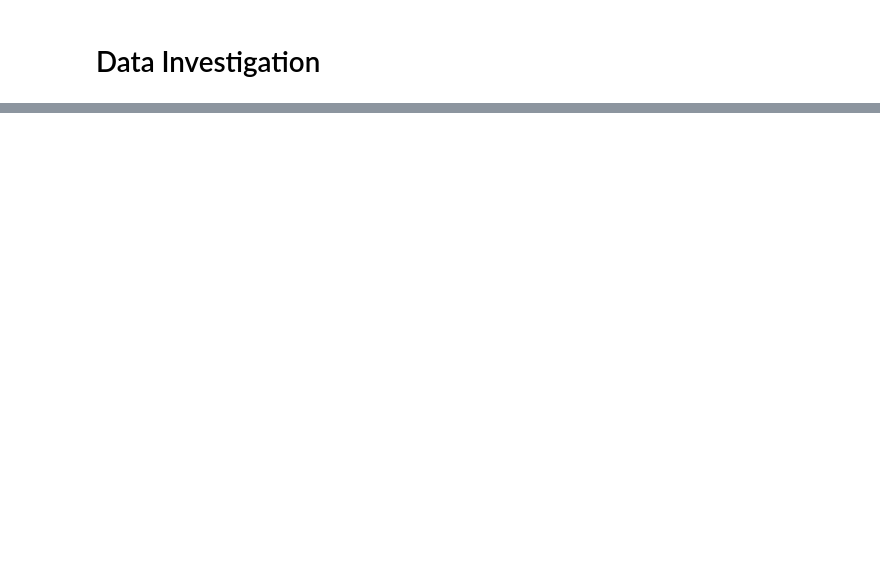
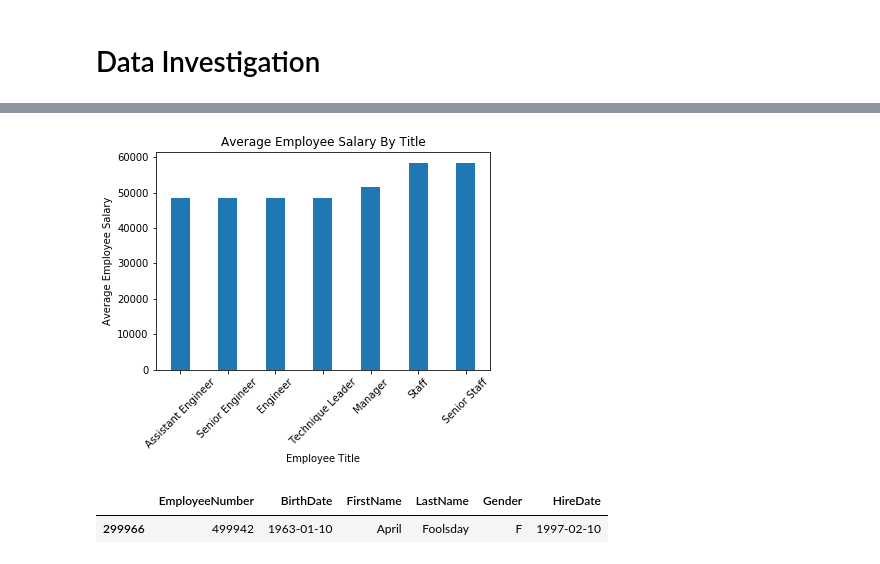
Before and after one commit to kodesiba/SQL-challenge, a Jupyter notebook: EmployeeSQL/dataInvestigation.ipynb, the cells around one changed output, grey strips where cells are left out. Drawn from its saved outputs; the diff is of its cells as text; code cells hidden in the pictures; blank space fills up the shorter version.

```diff
--- a/EmployeeSQL/dataInvestigation.ipynb
+++ b/EmployeeSQL/dataInvestigation.ipynb
@@ -32,0 +35,22 @@ employees
+# %%
+# get average salary by title
+groupedTitle = titlesSalaries.groupby('Title')
+salariesByTitle = pd.DataFrame({'averageSalary':groupedTitle['Salary'].sum()/groupedTitle['Salary'].count()}).reset_index()
+salariesByTitle = salariesByTitle.sort_values('averageSalary')
+# %%
+# bar chart of average salary by title
+xticks = np.arange(1,len(salariesByTitle['Title'])*2,2)
+plt.bar(xticks,salariesByTitle['averageSalary'])
+plt.xticks(xticks,salariesByTitle['Title'],rotation=45)
+plt.title('Average Employee Salary By Title')
+plt.xlabel('Employee Title')
+plt.ylabel('Average Employee Salary')
+plt.show()
+# %% [output]
+[figure, added]
+# %%
+# epilogue
+employees[employees['EmployeeNumber']==499942]
+# %% [output]
+|  | EmployeeNumber | BirthDate | FirstName | LastName | Gender | HireDate |
+| 299966 | 499942 | 1963-01-10 | April | Foolsday | F | 1997-02-10 |
```
Also changed, not shown: parts of 6 cells of this notebook.
